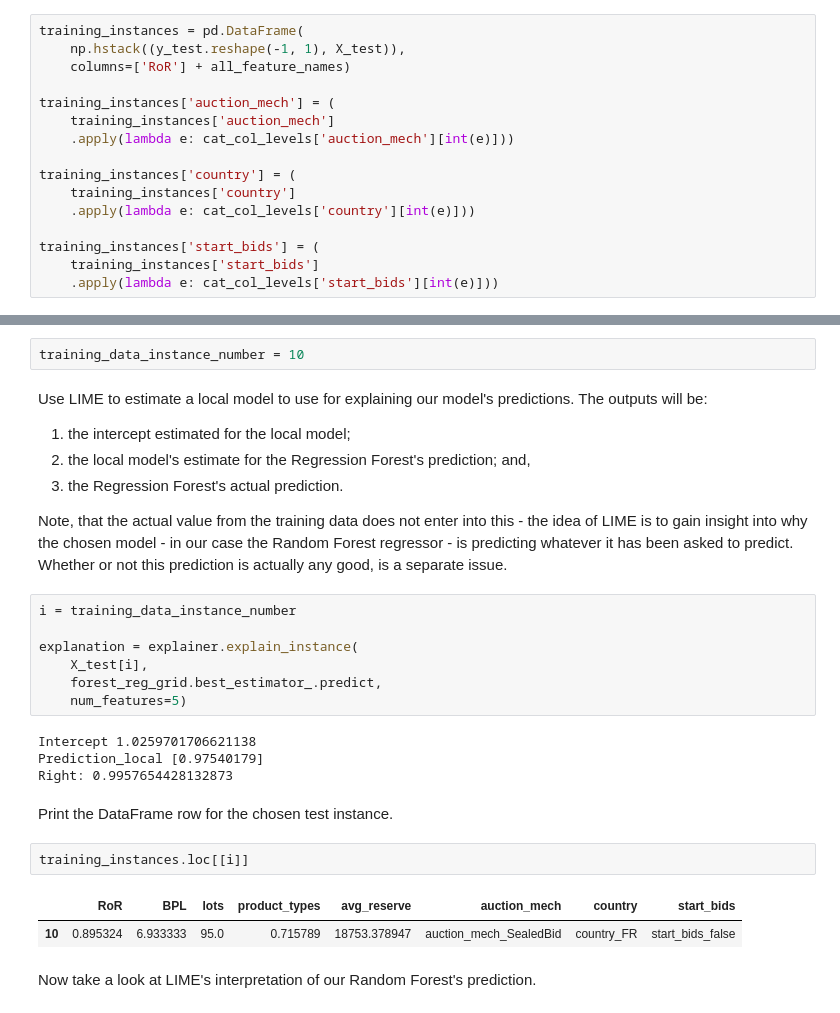
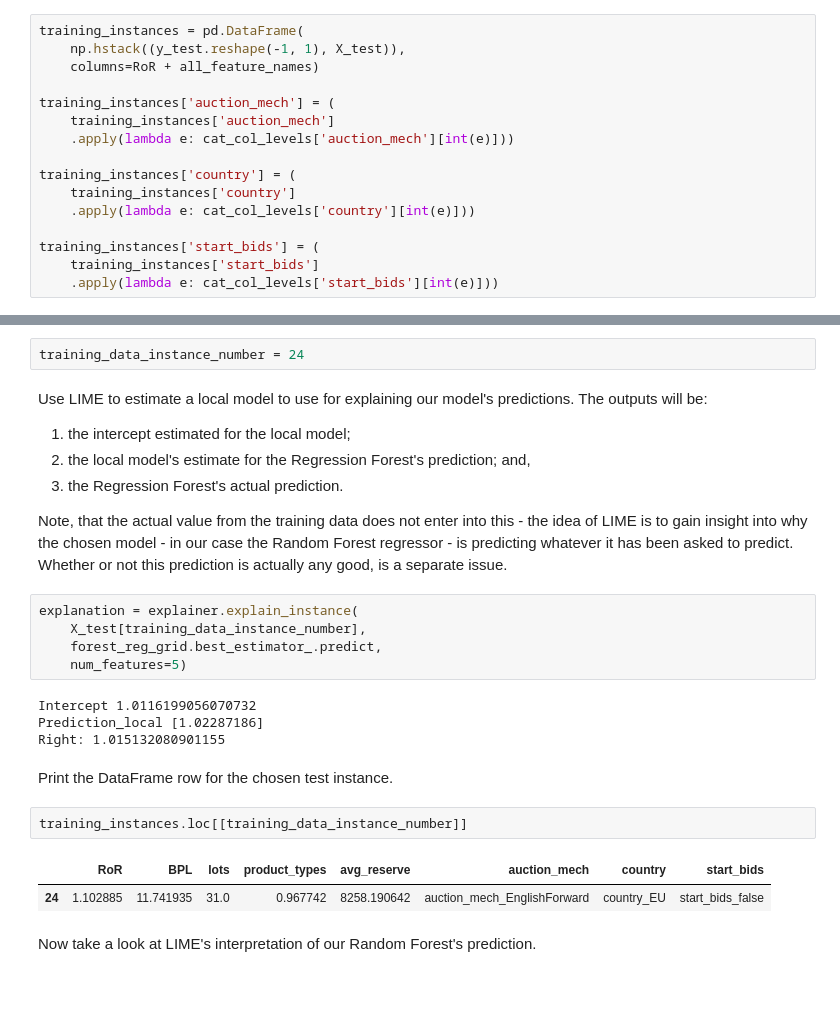
Before and after one commit to AlexIoannides/lime-interpretable-ml, a Jupyter notebook: notebooks/LIME-regression-example.ipynb, the cells around one changed output, grey strips where cells are left out. Saved outputs shown, nothing was run; the diff lists cells and outputs as text.

```diff
--- a/notebooks/LIME-regression-example.ipynb
+++ b/notebooks/LIME-regression-example.ipynb
@@ -210,7 +231,7 @@ For the test DataFrame only, we map the categorical feature levels to actual (st
 # %%
 training_instances = pd.DataFrame(
     np.hstack((y_test.reshape(-1, 1), X_test)),
-    columns=['RoR'] + all_feature_names)
+    columns=RoR + all_feature_names)
 
 training_instances['auction_mech'] = (
     training_instances['auction_mech']
@@ -367,7 +376,7 @@ explainer = LimeTabularExplainer(
 ### Explore Key Features in Instance-by-Instance Predictions
 Start by choosing an instance from the test dataset (we have reproduce the entire set of training data instances in the Appendix, below, for reference).
 # %%
-training_data_instance_number = 10
+training_data_instance_number = 24
 # %% [markdown]
 Use LIME to estimate a local model to use for explaining our model's predictions. The outputs will be:
 1. the intercept estimated for the local model;
@@ -376,23 +385,21 @@ Use LIME to estimate a local model to use for explaining our model's predictions
 
 Note, that the actual value from the training data does not enter into this - the idea of LIME is to gain insight into why the chosen model - in our case the Random Forest regressor - is predicting whatever it has been asked to predict. Whether or not this prediction is actually any good, is a separate issue.
 # %%
-i = training_data_instance_number
-
 explanation = explainer.explain_instance(
-    X_test[i],
+    X_test[training_data_instance_number],
     forest_reg_grid.best_estimator_.predict,
     num_features=5)
 # %% [output]
-Intercept 1.0259701706621138
-Prediction_local [0.97540179]
-Right: 0.9957654428132873
+Intercept 1.0116199056070732
+Prediction_local [1.02287186]
+Right: 1.015132080901155
 # %% [markdown]
 Print the DataFrame row for the chosen test instance.
 # %%
-training_instances.loc[[i]]
+training_instances.loc[[training_data_instance_number]]
 # %% [output]
 |  | RoR | BPL | lots | product_types | avg_reserve | auction_mech | country | start_bids |
-| 10 | 0.895324 | 6.933333 | 95.0 | 0.715789 | 18753.378947 | auction_mech_SealedBid | country_FR | start_bids_false |
+| 24 | 1.102885 | 11.741935 | 31.0 | 0.967742 | 8258.190642 | auction_mech_EnglishForward | country_EU | start_bids_false |
 # %% [markdown]
 Now take a look at LIME's interpretation of our Random Forest's prediction.
 # %%
```
Also changed, not shown: parts of 22 cells of this notebook.
